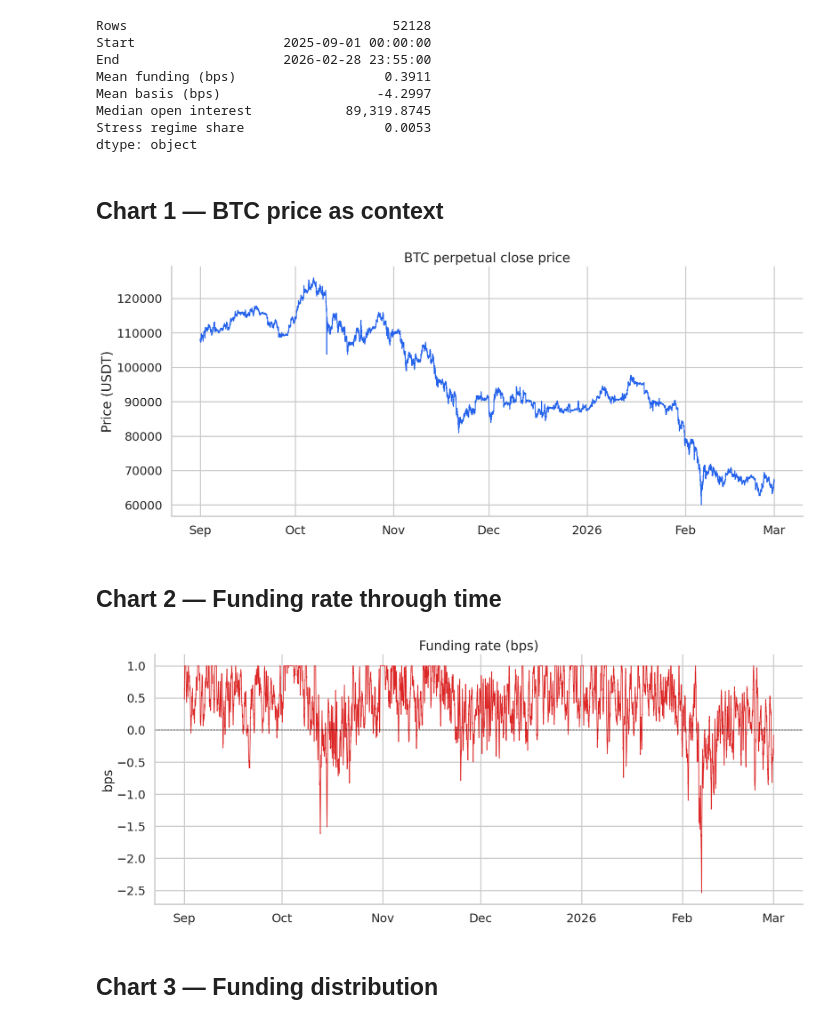
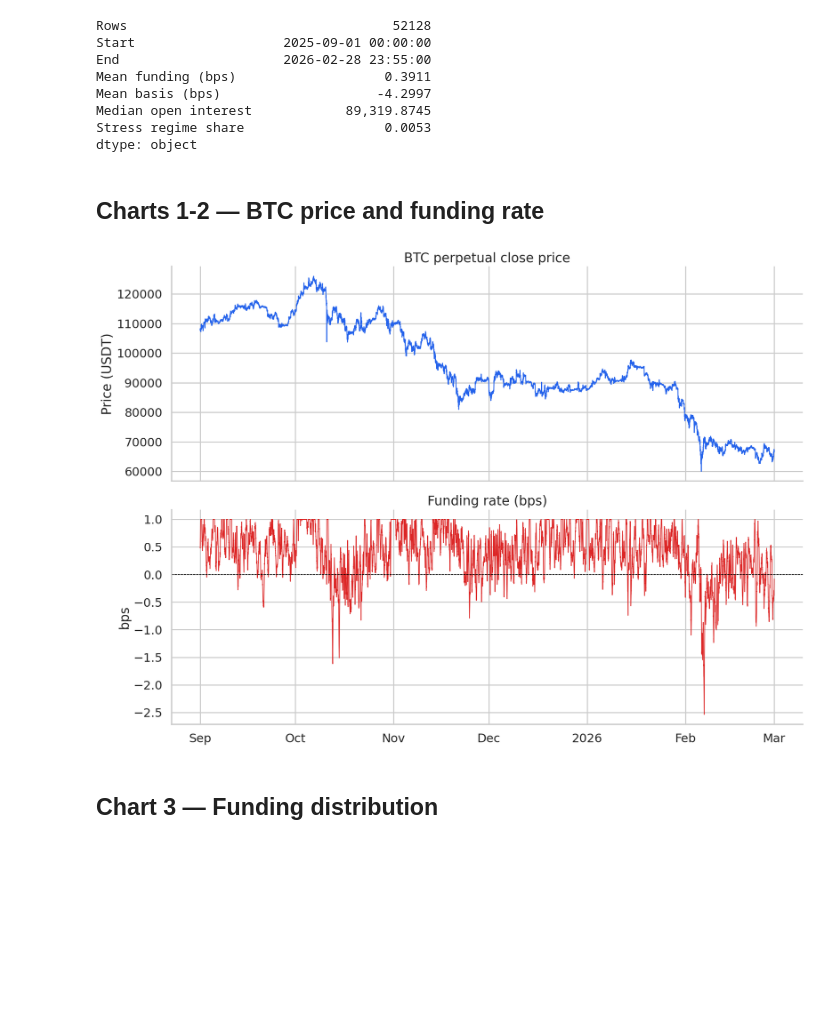
Before and after one commit to aperiodic-io/notebooks, a Jupyter notebook: notebooks/intro-derivatives.ipynb, the cells around one changed output. Saved outputs shown, nothing was run; the diff lists cells and outputs as text; code cells hidden in the pictures; blank space fills up the shorter version.

Commit message:
Merge derivatives price and funding charts

```diff
--- a/notebooks/intro-derivatives.ipynb
+++ b/notebooks/intro-derivatives.ipynb
@@ -187,28 +187,22 @@ Median open interest            89,319.8745
 Stress regime share                  0.0053
 dtype: object
 # %% [markdown]
-## Chart 1 — BTC price as context
+## Charts 1-2 — BTC price and funding rate
 # %%
-fig, ax = plt.subplots()
-ax.plot(derivs["time"], derivs["close"], color="#2563eb", linewidth=1.2)
-ax.set_title("BTC perpetual close price")
-ax.set_ylabel("Price (USDT)")
-format_time_axis(ax)
+fig, (ax_price, ax_funding) = plt.subplots(2, 1, figsize=(14, 10), sharex=True)
+ax_price.plot(derivs["time"], derivs["close"], color="#2563eb", linewidth=1.2)
+ax_price.set_title("BTC perpetual close price")
+ax_price.set_ylabel("Price (USDT)")
+format_time_axis(ax_price)
+
+ax_funding.plot(derivs["time"], derivs["funding_rate_bps"], color="#dc2626", linewidth=1)
+ax_funding.axhline(0, color="black", linestyle="--", linewidth=0.8)
+ax_funding.set_title("Funding rate (bps)")
+ax_funding.set_ylabel("bps")
+format_time_axis(ax_funding)
 plt.tight_layout()
 # %% [output]
-[figure, old version]
+[figure, new version]
-# %% [markdown]
-## Chart 2 — Funding rate through time
-# %%
-fig, ax = plt.subplots()
-ax.plot(derivs["time"], derivs["funding_rate_bps"], color="#dc2626", linewidth=1)
-ax.axhline(0, color="black", linestyle="--", linewidth=0.8)
-ax.set_title("Funding rate (bps)")
-ax.set_ylabel("bps")
-format_time_axis(ax)
-plt.tight_layout()
-# %% [output]
-[figure, removed]
 # %% [markdown]
 ## Chart 3 — Funding distribution
 # %%
```
Also changed, not shown: 1 other file.
